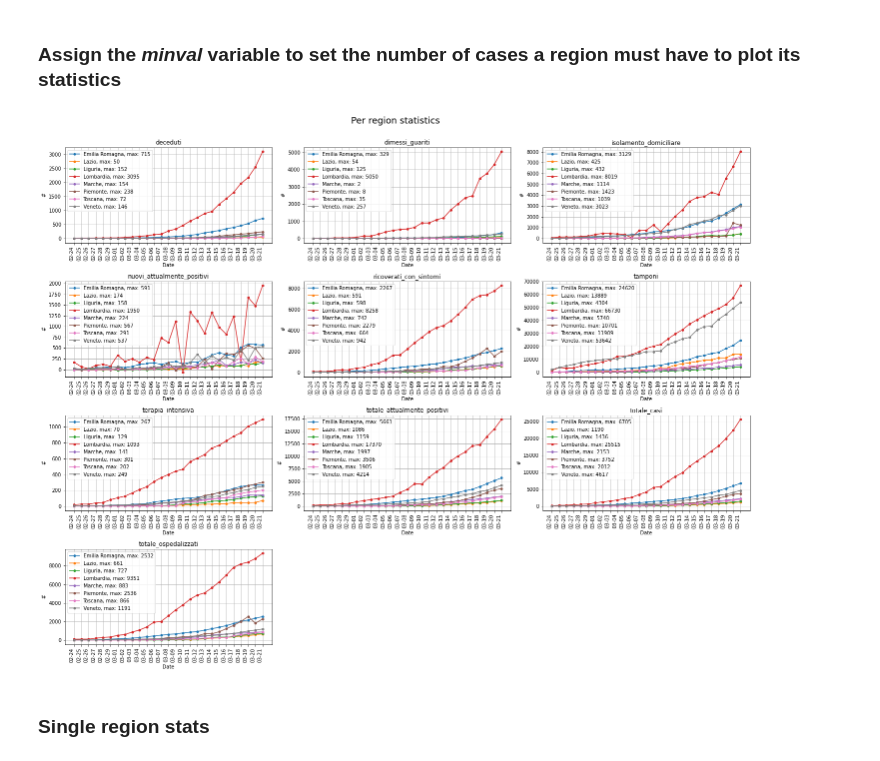
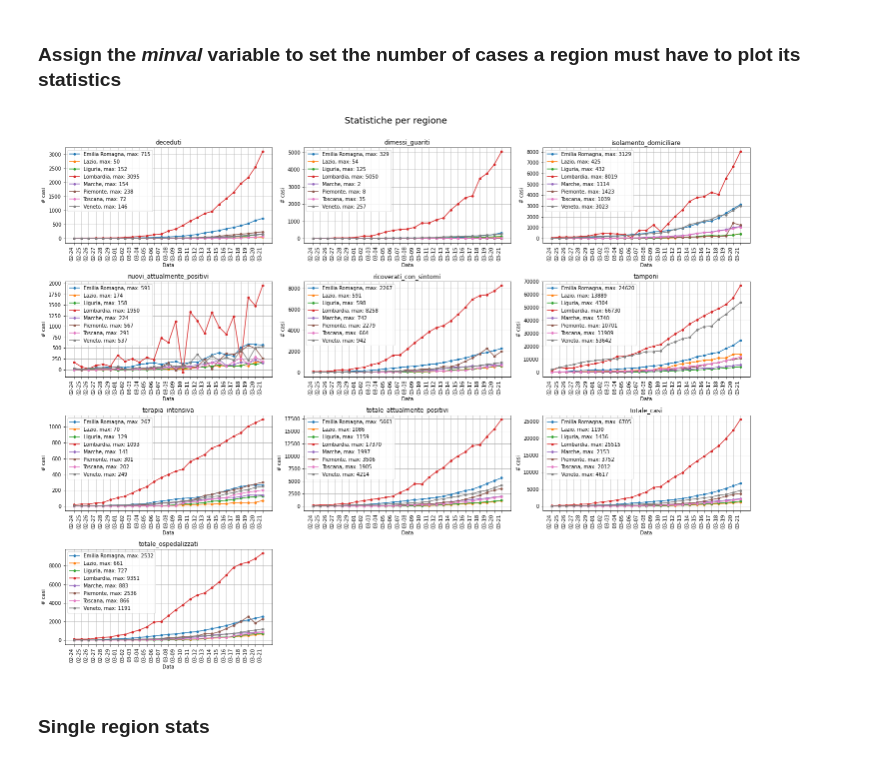
Before and after one commit to Strato75/Covid-19_ItalyStats, a Jupyter notebook: notebooks/per_region_stats.ipynb, the cells around one changed output. Saved outputs shown, nothing was run; the diff lists cells and outputs as text; code cells hidden in the pictures.

```diff
--- a/notebooks/per_region_stats.ipynb
+++ b/notebooks/per_region_stats.ipynb
@@ -25,8 +25,8 @@ def plot_field(groups, sel_regions, field, ms = 4):
 
     plt.title(field)
     plt.grid()
-    plt.xlabel('Date')
-    plt.ylabel('#')
+    plt.xlabel('Data')
+    plt.ylabel('# casi')
     _ = plt.xticks(rotation=90, ha="right")
     plt.legend()
 
@@ -51,18 +51,18 @@ fields = sorted(cols[6:])
 # %%
 sel_regions = list(raw_it_region_df.loc[raw_it_region_df['totale_casi'] > minval, 'denominazione_regione'].unique())
 
 f = plt.figure(figsize=(20,16))
 
 for index, field in enumerate(fields):
     plt.subplot(4,3,index+1)
     plot_field(groups_regions, sel_regions, field)
 
 plt.tight_layout(rect=[0, 0.01, 1, 0.95])
-plt.suptitle("Per region statistics", fontsize=18)
+plt.suptitle("Statistiche per regione", fontsize=18)
 
 f.savefig('figures/per_region_stats.png', dpi=300, transparency=False, bbox_inches='tight')
 # %% [output]
-[figure, old version]
+[figure, new version]
 # %% [markdown]
 ### Single region stats
 # %%
```
Also changed, not shown: parts of 1 cell of this notebook, 1 other file.
